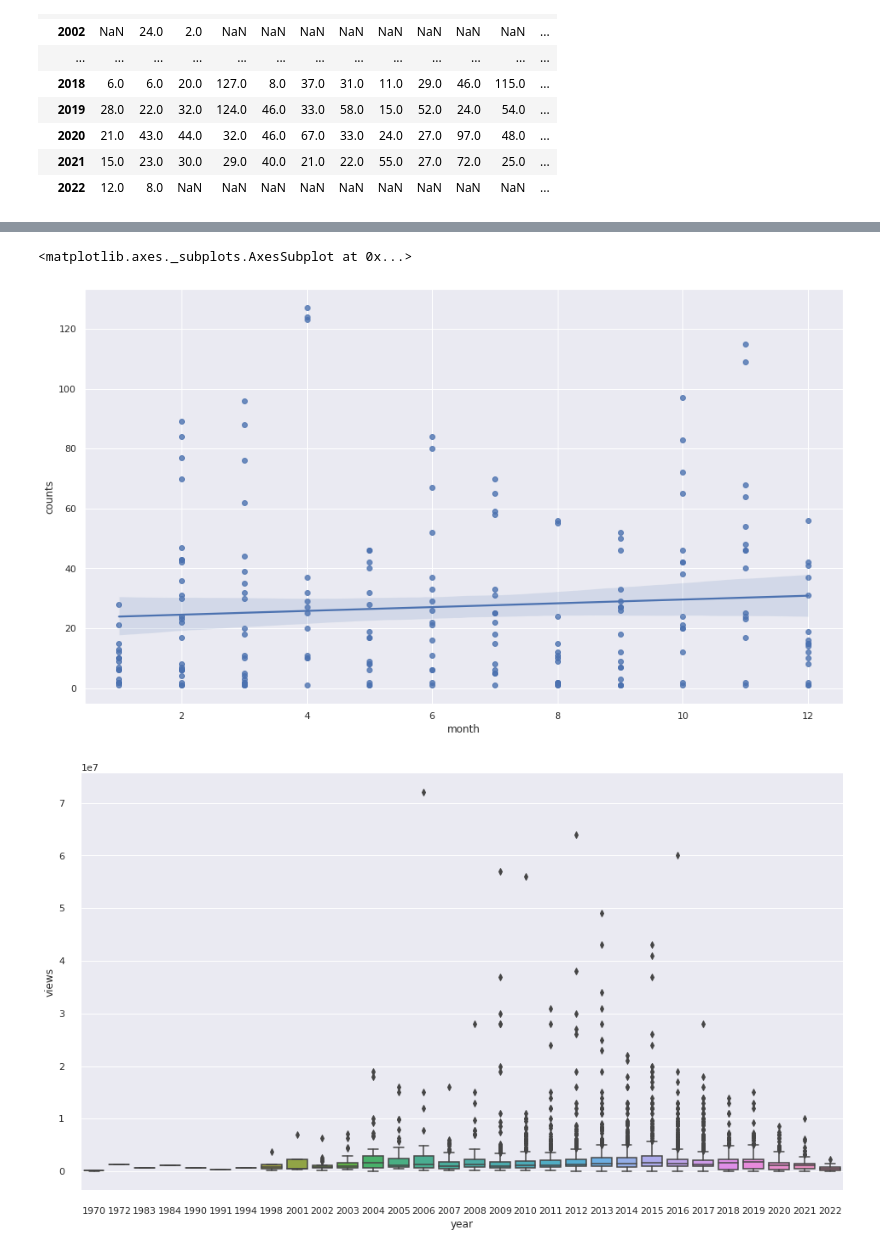
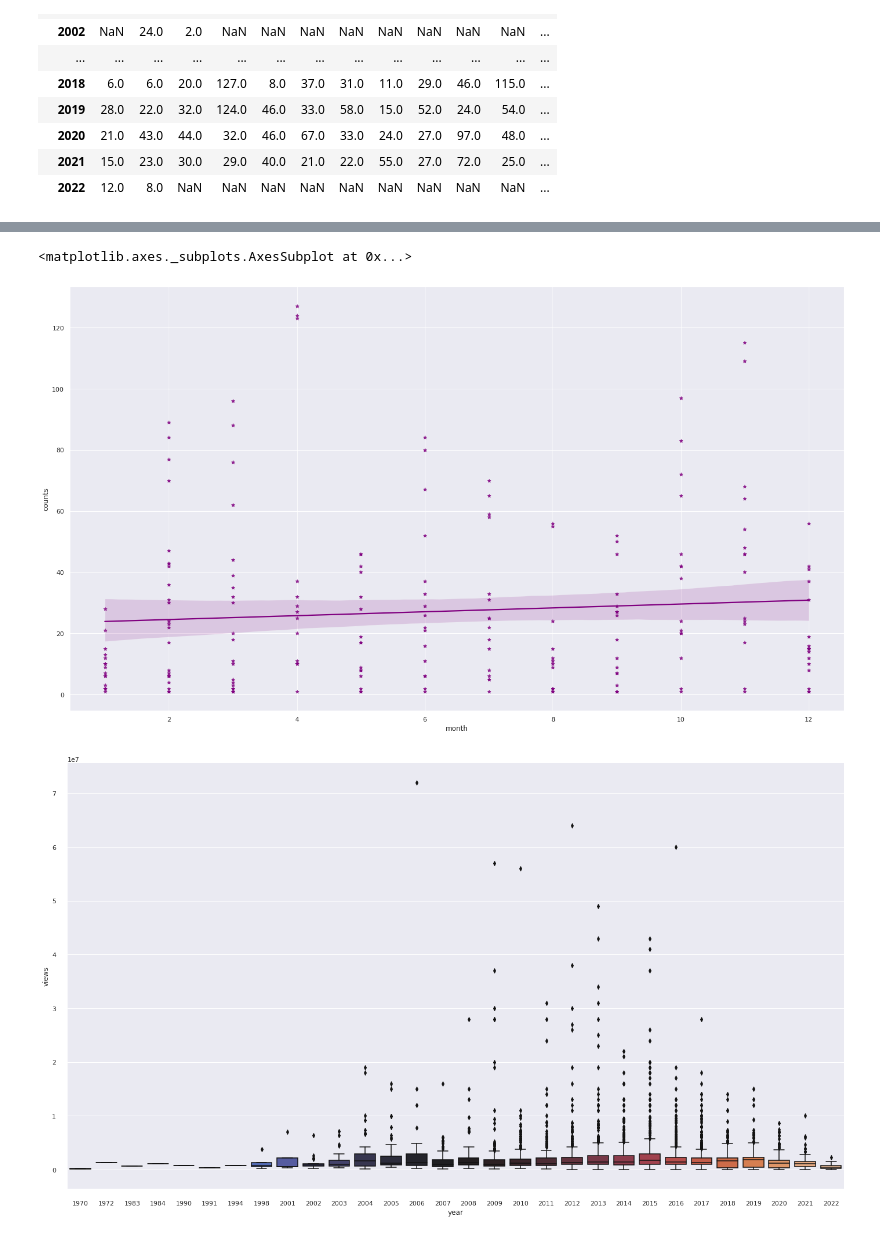
Before and after one commit to Yasmine-Cheng/STEM_post_exampleCode, a Jupyter notebook: Seaborn/seaborn.ipynb, the cells around one changed output, grey strips where cells are left out. Cells and saved outputs as stored; diff of their text form; code cells hidden in the pictures.

```diff
--- a/Seaborn/seaborn.ipynb
+++ b/Seaborn/seaborn.ipynb
@@ -65,3 +65,6 @@ sns.countplot(df['month'])
 # %% [output]
 <matplotlib.axes._subplots.AxesSubplot at 0x...>
 [figure]
+# %%
+sns.set(rc={'figure.figsize':(24, 13.5)})
+sns.lineplot(x="date", y="likes", data=df, marker='X')
@@ -154,12 +160,12 @@ sns.regplot(x="year", y="counts", data=year_month)
 # %%
-sns.regplot(x="month", y="counts", data=year_month)
+sns.regplot(x="month", y="counts", data=year_month, truncate=True, color='purple', marker='*')
 # %% [output]
 <matplotlib.axes._subplots.AxesSubplot at 0x...>
-[figure, old version]
+[figure, new version]
 # %%
 sns.boxplot(x="year", y="views",
-            data=df)
+            data=df, palette='icefire')
 sns.despine(offset=10, trim=True)
 # %% [output]
-[figure, old version]
+[figure, new version]
 # %%
```
Also changed, not shown: parts of 13 cells of this notebook.
